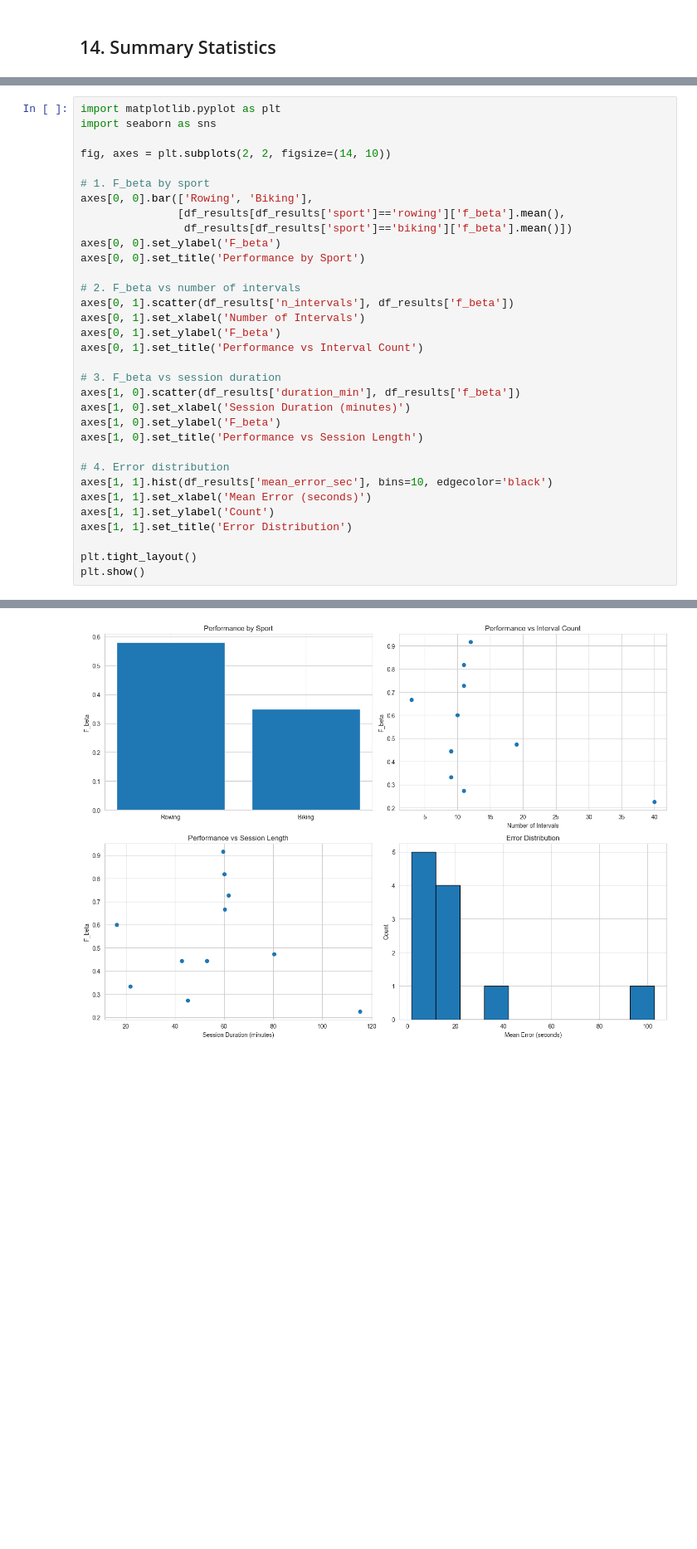
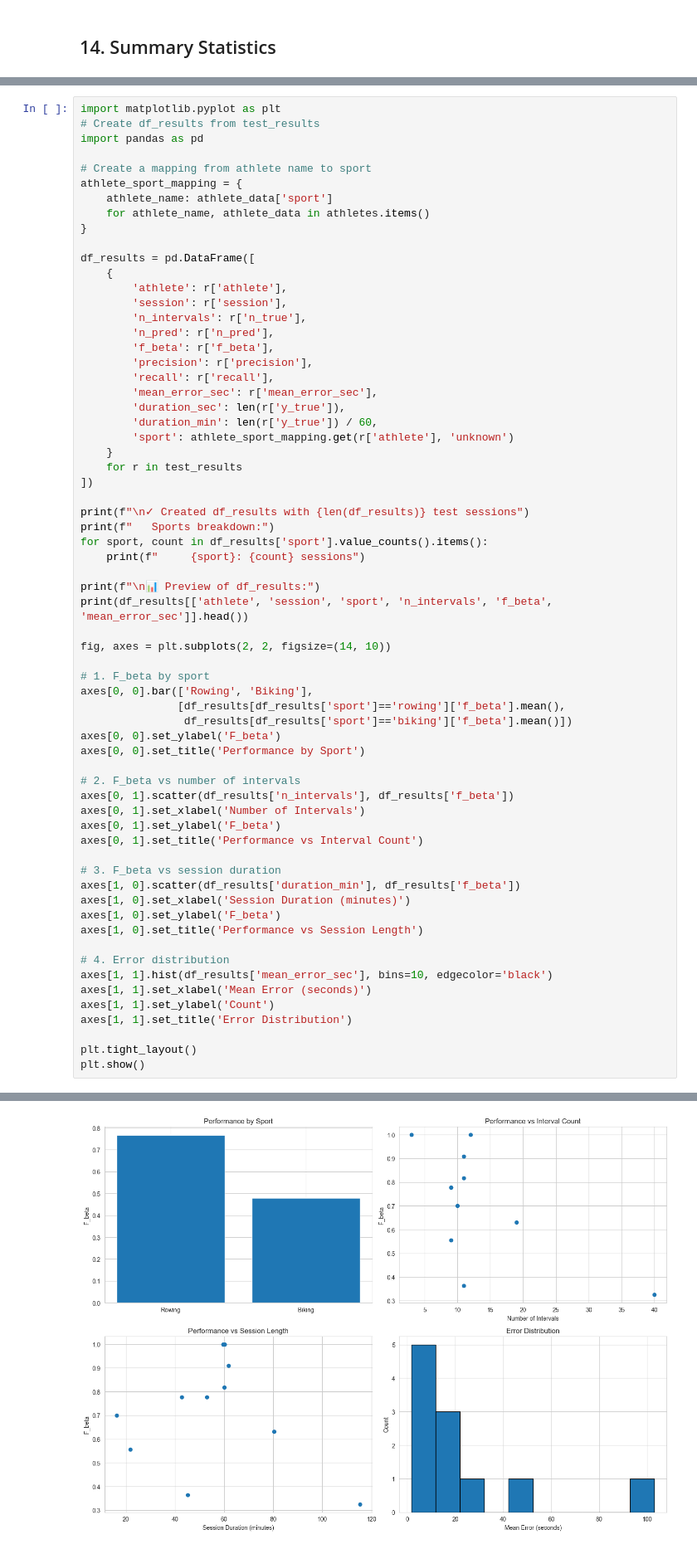
Before and after one commit to kata-boehm/airow-model-implementations, a Jupyter notebook: XGBoost gradient boosting_per session number of intervals features.ipynb, the cells around one changed output, grey strips where cells are left out. Shown at 83% size. Saved outputs shown, nothing was run; the diff lists cells and outputs as text; blank space fills up the shorter version.

```diff
--- a/XGBoost gradient boosting_per session number of intervals features.ipynb
+++ b/XGBoost gradient boosting_per session number of intervals features.ipynb
@@ -931,6 +813,38 @@ max     0.916667   0.916667   0.916667      102.909091
 # %%
 import matplotlib.pyplot as plt
-import seaborn as sns
+# Create df_results from test_results
+import pandas as pd
+
+# Create a mapping from athlete name to sport
+athlete_sport_mapping = {
+    athlete_name: athlete_data['sport']
+    for athlete_name, athlete_data in athletes.items()
+}
+
+df_results = pd.DataFrame([
+    {
+        'athlete': r['athlete'],
+        'session': r['session'],
+        'n_intervals': r['n_true'],
+        'n_pred': r['n_pred'],
+        'f_beta': r['f_beta'],
+        'precision': r['precision'],
+        'recall': r['recall'],
+        'mean_error_sec': r['mean_error_sec'],
+        'duration_sec': len(r['y_true']),
+        'duration_min': len(r['y_true']) / 60,
+        'sport': athlete_sport_mapping.get(r['athlete'], 'unknown')
+    }
+    for r in test_results
+])
+
+print(f"\n✓ Created df_results with {len(df_results)} test sessions")
+print(f"   Sports breakdown:")
+for sport, count in df_results['sport'].value_counts().items():
+    print(f"     {sport}: {count} sessions")
+
+print(f"\n📊 Preview of df_results:")
+print(df_results[['athlete', 'session', 'sport', 'n_intervals', 'f_beta', 'mean_error_sec']].head())
 
 fig, axes = plt.subplots(2, 2, figsize=(14, 10))
 
@@ -965 +898 @@ plt.show()
-[figure, old version]
+[figure, new version]
```
Also changed, not shown: parts of 8 cells of this notebook, 5 other files.
